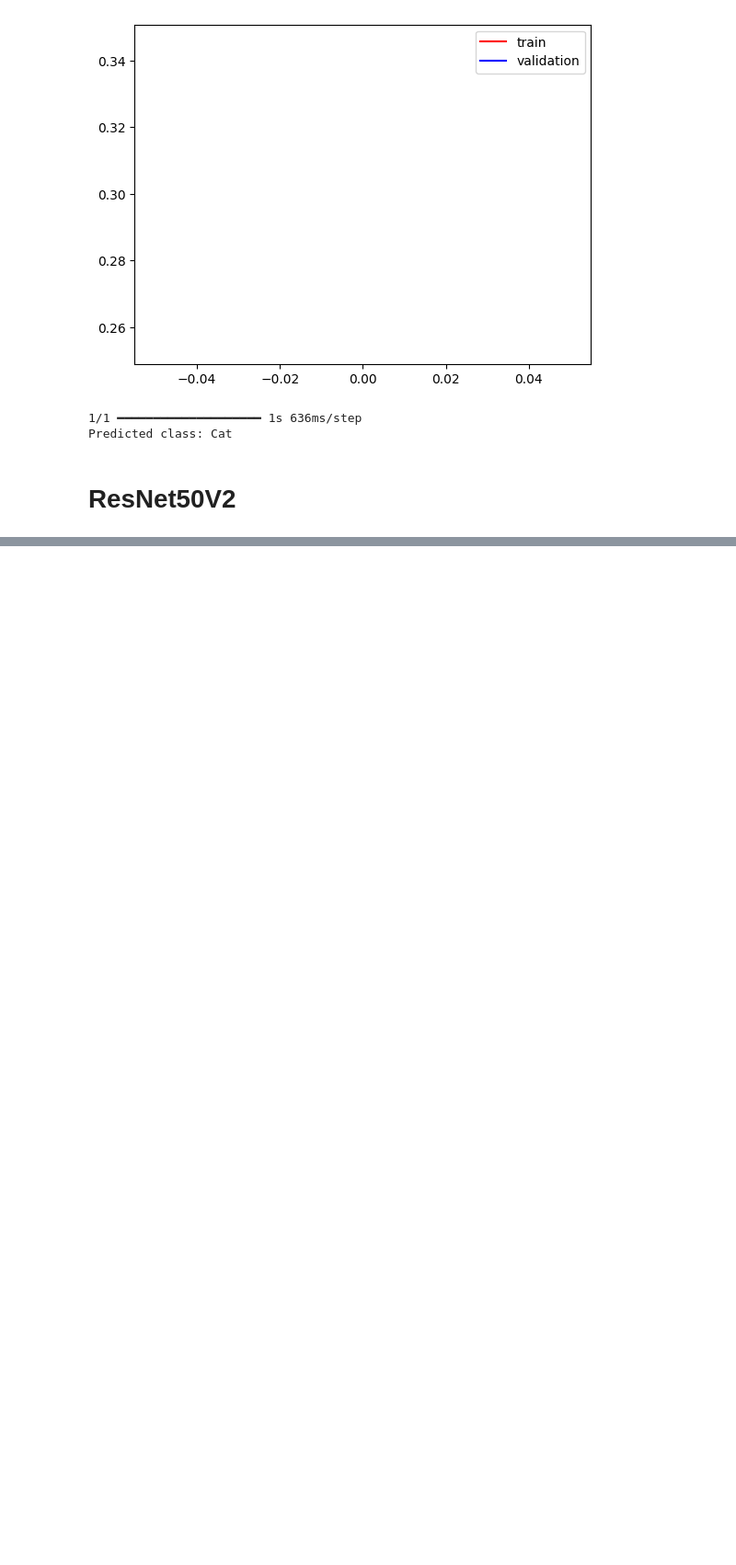
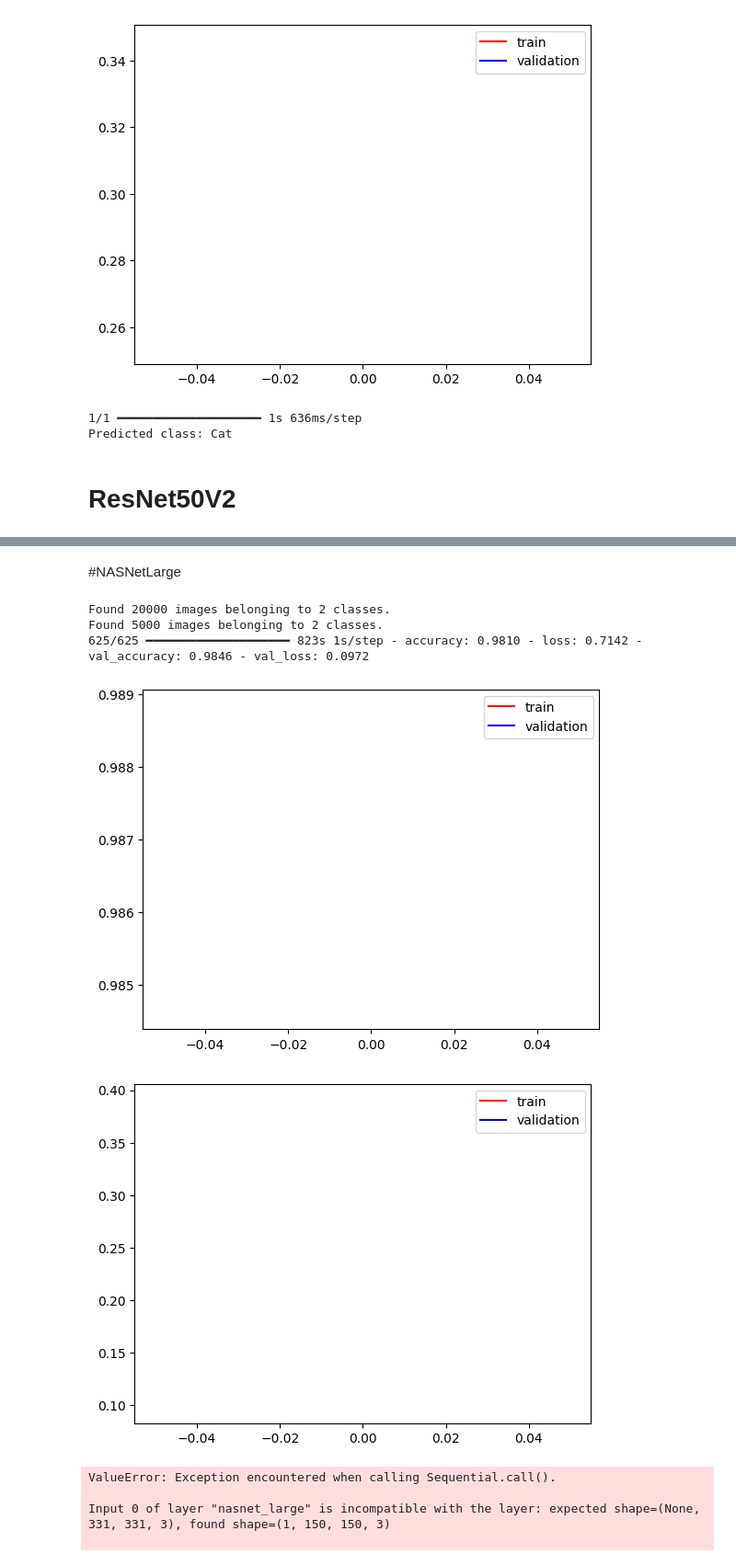
Before and after one commit to MudassirABBASSi/Deep-Learning-, a Jupyter notebook: Transfer_Learning_with_different_model_.ipynb, the cells around one changed output, grey strips where cells are left out. Shown at 92% size. Drawn from its saved outputs; the diff is of its cells as text; code cells hidden in the pictures; blank space fills up the shorter version.

```diff
--- a/Transfer_Learning_with_different_model_.ipynb
+++ b/Transfer_Learning_with_different_model_.ipynb
@@ -287,21 +416,21 @@ else:
+# %% [markdown]
+#NASNetLarge
 # %%
+from tensorflow.keras.applications import NASNetLarge
 
-
-from tensorflow.keras.applications import MobileNet
-
-conv_base3 = MobileNet(
-    input_shape=(150, 150, 3),
+conv_base4 = NASNetLarge(
+    input_shape=(331,331,3),
     include_top=False,
     weights='imagenet',
 )
 
-model3 = Sequential()
-model3.add(conv_base3)
-model3.add(layers.Flatten())
-model3.add(Dense(256, activation='relu'))
-model3.add(Dense(1, activation='sigmoid'))
+model4 = Sequential()
+model4.add(conv_base4)
+model4.add(layers.Flatten())
+model4.add(Dense(256, activation='relu'))
+model4.add(Dense(1, activation='sigmoid'))
 
-conv_base3.trainable = False
+conv_base4.trainable = False
 
 batch_size = 32
 
@@ -315,43 +444,53 @@ test_datagen = ImageDataGenerator(rescale=1./255)
 
 train_generator = train_datagen.flow_from_directory(
     '/content/train',
-    target_size=(150, 150),
+    target_size=(331, 331),
     batch_size=batch_size,
     class_mode='binary')
 
 validation_generator = test_datagen.flow_from_directory(
     '/content/test',
-    target_size=(150, 150),
+    target_size=(331, 331),
     batch_size=batch_size,
     class_mode='binary')
 
-model3.compile(optimizer='adam', loss='binary_crossentropy', metrics=['accuracy'])
+model4.compile(optimizer='adam', loss='binary_crossentropy', metrics=['accuracy'])
 
-history = model3.fit(
+history = model4.fit(
     train_generator,
-    epochs=5,
+    epochs=1,
     validation_data=validation_generator)
 
 plt.plot(history.history['accuracy'], color='red', label='train')
 plt.plot(history.history['val_accuracy'], color='blue', label='validation')
 plt.legend()
 plt.show()
 
 plt.plot(history.history['loss'], color='red', label='train')
 plt.plot(history.history['val_loss'], color='blue', label='validation')
 plt.legend()
 plt.show()
 
 
 
 img = image.load_img("/content/images.jpeg", target_size=(150, 150))
 x = image.img_to_array(img)
 x = np.expand_dims(x, axis=0)
 x = x / 255.0  # Normalize the image
 
-prediction = model3.predict(x)
+prediction = model4.predict(x)
 
 if prediction[0][0] > 0.5:
     print("Predicted class: Dog")
 else:
     print("Predicted class: Cat")
+# %% [output]
+Found 20000 images belonging to 2 classes.
+Found 5000 images belonging to 2 classes.
+625/625 ━━━━━━━━━━━━━━━━━━━━ 823s 1s/step - accuracy: 0.9810 - loss: 0.7142 - val_accuracy: 0.9846 - val_loss: 0.0972
+[figure, added]
+[figure, added]
+ValueError: Exception encountered when calling Sequential.call().
+
+Input 0 of layer "nasnet_large" is incompatible with the layer: expected shape=(None, 331, 331, 3), found shape=(1, 150, 150, 3)
+
```
Also changed, not shown: parts of 6 cells of this notebook.
